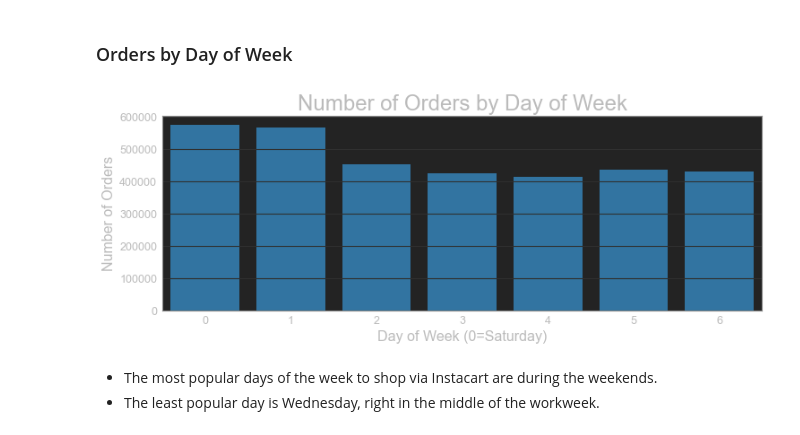
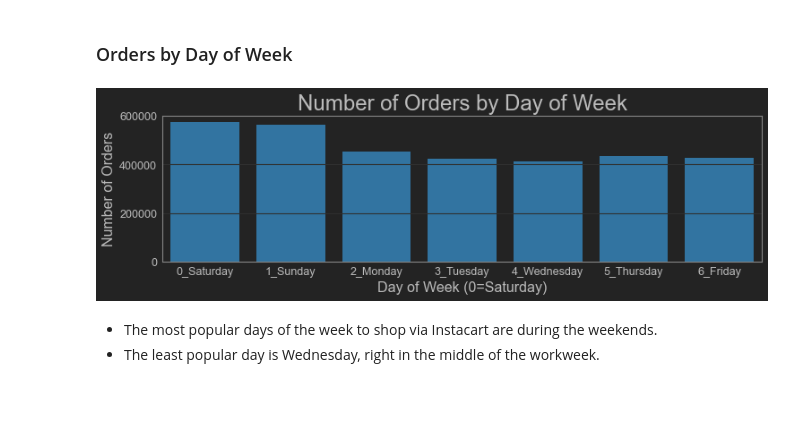
Before and after one commit to madxdimac/instacart_analysis, a Jupyter notebook: 2_instacart_data_exploration.ipynb, the cells around one changed output. Cells and saved outputs as stored; diff of their text form; code cells hidden in the pictures; blank space fills up the shorter version.

```diff
--- a/2_instacart_data_exploration.ipynb
+++ b/2_instacart_data_exploration.ipynb
@@ -145,21 +112,22 @@ df_store[df_store.aisle=='missing']
 # %%
 # set figure parameters
-plt.rcParams['figure.figsize'] = (12,12)
-plt.rcParams['font.size'] = 16
+plt.rcParams['figure.figsize'] = (12,3)
+plt.rcParams['font.size'] = 14
 
 # define data to plot
-my_data = df_store.aisle.value_counts().reset_index()
+my_data = df_store.aisle.value_counts().reset_index().iloc[1:, :]
 my_data.columns = ['aisle', 'prod_count']
-my_data['ranking'] = my_data.index + 1
+my_data['ranking'] = my_data.index
 my_data['label'] = my_data.ranking.astype(str) + '.' + my_data.aisle + '\n' + my_data.prod_count.astype(str)
 my_data = my_data.head(10)
 
 # plot treemap
-square_colors = sns.husl_palette(21)
-squarify.plot(sizes=my_data.prod_count, label=my_data.label, color=square_colors, alpha=0.8, pad=True)
+square_colors = sns.color_palette('dark',21)
+squarify.plot(sizes=my_data.prod_count, label=my_data.label, color=square_colors, alpha=1.0, pad=True)
 
 # plot labeling options
 plt.title('Top 10 Aisles by Number of Products', fontsize=24)
 plt.axis('off')
+
 plt.show()
 # %% [output]
@@ -178,7 +137,7 @@ df_orders.head()
 # %%
 # set figure parameters
-plt.rcParams['figure.figsize'] = (12,12)
-plt.rcParams['font.size'] = 18
+plt.rcParams['figure.figsize'] = (12,3)
+plt.rcParams['font.size'] = 14
 
 # define data to plot
 my_data = df_orders.product_name.value_counts(normalize=True).reset_index()
@@ -190,8 +149,8 @@ my_data['label'] = my_data.ranking.astype(str) + '.' + my_data.product_name + '\
 my_data = my_data.head(10)
 
 # plot treemap
-square_colors = sns.husl_palette(21)
-squarify.plot(sizes=my_data.order_count, label=my_data.label, color=square_colors, alpha=0.8, pad=True)
+square_colors = sns.color_palette('dark',21)
+squarify.plot(sizes=my_data.order_count, label=my_data.label, color=square_colors, alpha=1.0, pad=True)
 
 # plot labeling options
 plt.title('Top 10 Products Ordered', fontsize=24)
@@ -205,8 +164,8 @@ df_orders[df_orders.department=='produce'].product_name.value_counts().reset_ind
 'Banana'
 # %%
 # set figure parameters
-plt.rcParams['figure.figsize'] = (12,12)
-plt.rcParams['font.size'] = 18
+plt.rcParams['figure.figsize'] = (12,3)
+plt.rcParams['font.size'] = 14
 
 # define data to plot
 my_data = df_orders.department.value_counts(normalize=True).reset_index()
@@ -226,8 +185,8 @@ my_data['label'] = my_data.ranking.astype(str) + '.' + my_data.department + '\n'
 my_data = my_data.head(10)
 
 # plot treemap
-square_colors = sns.husl_palette(21)
-squarify.plot(sizes=my_data.order_count, label=my_data.label, color=square_colors, alpha=0.8, pad=True)
+square_colors = sns.color_palette('dark',21)
+squarify.plot(sizes=my_data.order_count, label=my_data.label, color=square_colors, alpha=1.0, pad=True)
 
 # plot labeling options
 plt.title('Top 10 Departments by Products Ordered', fontsize=24)
@@ -294,19 +260,28 @@ len(df_orders_pvt)
 ### Orders by Day of Week
 # %%
 # set figure parameters
-plt.rcParams['figure.figsize'] = (12,4)
+plt.rcParams['figure.figsize'] = (12,3)
+
+def apply_day(x):
+    days = ['0_Saturday','1_Sunday','2_Monday','3_Tuesday','4_Wednesday','5_Thursday','6_Friday']
+    return days[x]
+
+# set up data
+my_data = df_orders_pvt.copy()
+my_data['order_day'] = my_data.order_dow.apply(apply_day)
+my_data = my_data.sort_values(by=['order_day'])
 
 # plot countplot
-sns.countplot(data=df_orders_pvt, x='order_dow', color='tab:blue')#palette='husl')
+sns.countplot(data=my_data, x='order_day', color='tab:blue')#palette='husl')
 
 # plot labeling options
 plt.title('Number of Orders by Day of Week', fontsize=24)
 plt.xlabel('Day of Week (0=Saturday)', fontsize=16)
 plt.ylabel('Number of Orders', fontsize=16)
 
 plt.show()
 # %% [output]
-[figure, old version]
+[figure, new version]
 # %% [markdown]
 - The most popular days of the week to shop via Instacart are during the weekends.
 - The least popular day is Wednesday, right in the middle of the workweek.
```
Also changed, not shown: parts of 51 cells of this notebook, 3 other files.
